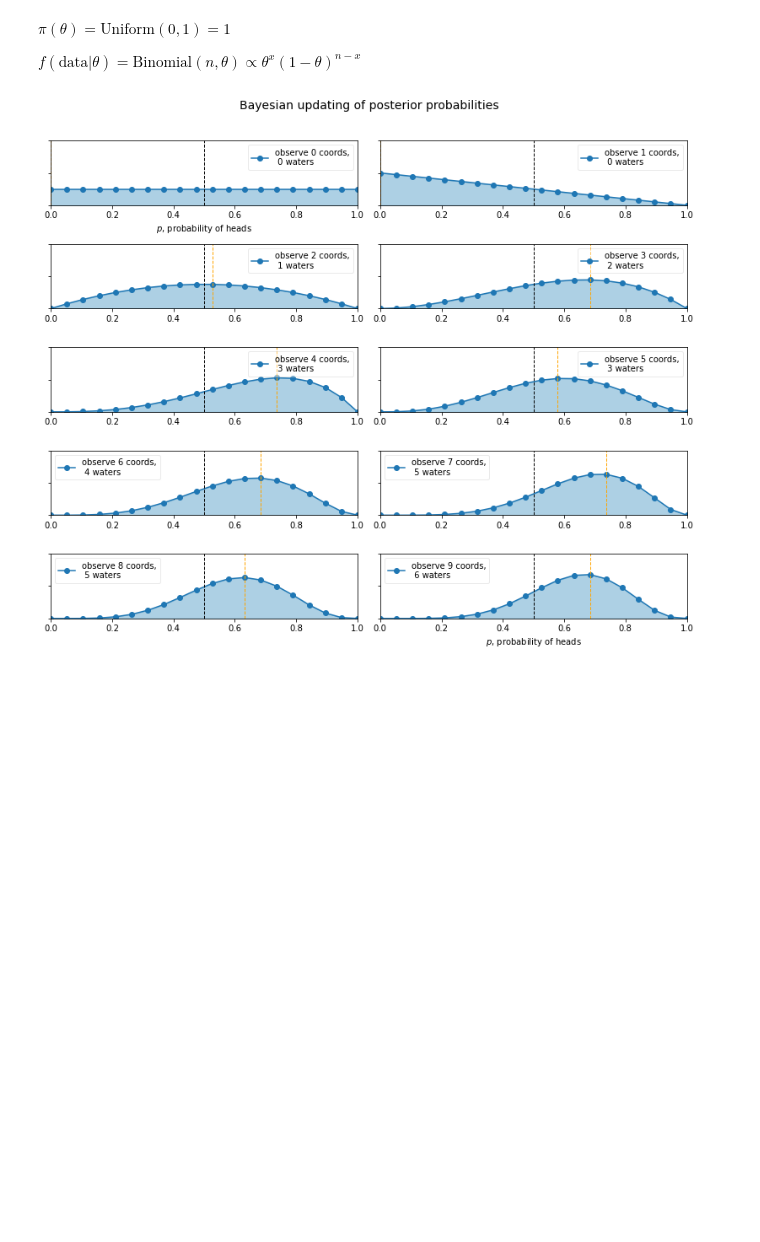
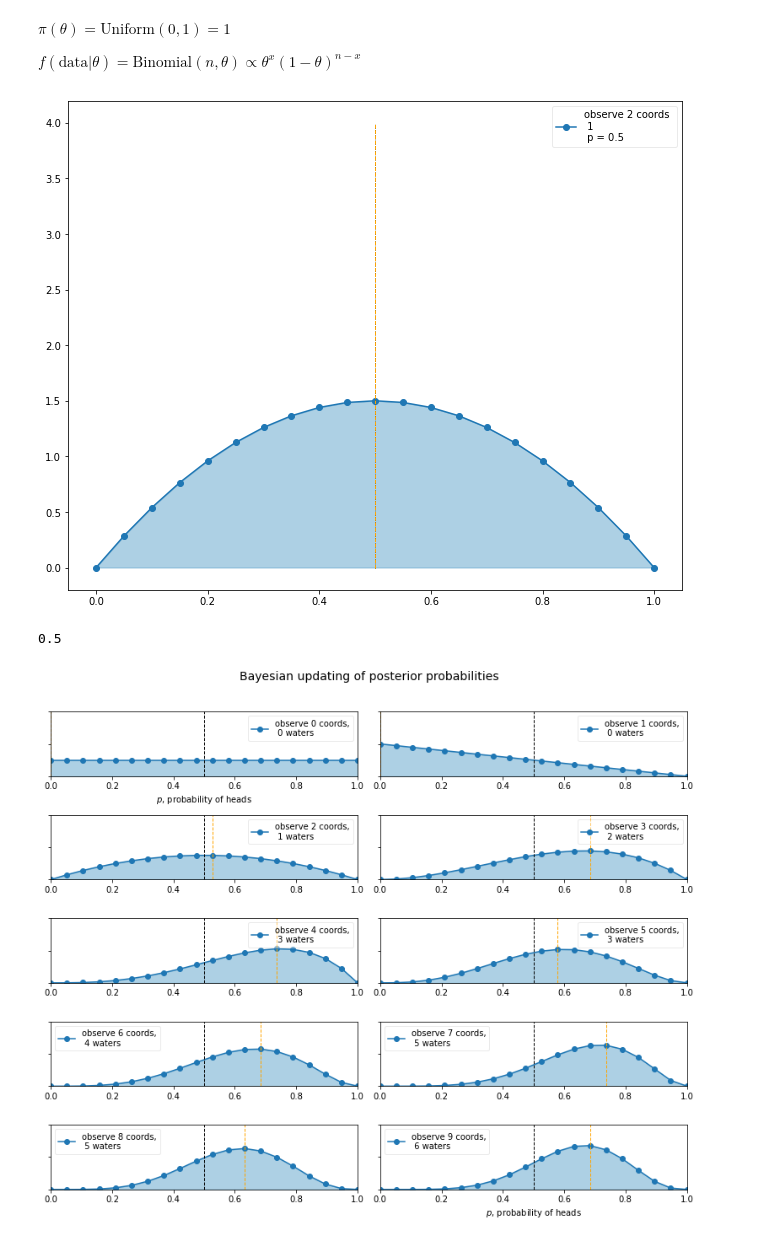
Before and after one commit to gabeztaylor/Bayes, a Jupyter notebook: 00_Intro.ipynb, the cells around one changed output. Cells and saved outputs as stored; diff of their text form; code cells hidden in the pictures; blank space fills up the shorter version.

Commit message:
edit grid globe plot

```diff
--- a/00_Intro.ipynb
+++ b/00_Intro.ipynb
@@ -8,4 +8,42 @@ $$\pi (\theta | \text{data}) \propto \pi(\theta) f(\text{data} | \theta)$$
 $\pi (\theta) = \text{Uniform}(0, 1) = 1$
 
 $f(\text{data} | \theta) = \text{Binomial}(n, \theta) \propto \theta^x(1- \theta)^{n - x}$
+# %%
+%matplotlib inline
+from IPython.core.pylabtools import figsize
+import numpy as np
+from matplotlib import pyplot as plt
+figsize(11, 9)
+
+import scipy.stats as stats
+
+dist = stats.beta
+
+# 0: Land | 1: Water
+data = np.array([0, 1])
+# data = stats.bernoulli.rvs(0.7, size=n_trials[-1])
+x = np.linspace(0, 1, 21)
+
+N = len(data)
+
+waters = data.sum()
+y = dist.pdf(x, 1 + waters, 1 + N - waters)
+post_p = x[np.argmax(y)]
+plt.plot(x, y, "o-", label=f"observe {N} coords \n {waters} \n p = {post_p}")
+plt.fill_between(x, 0, y, color="#348ABD", alpha=0.4)
+
+### Prior
+plt.vlines(0.5, 0, 4, color="k", linestyles="--", lw=1)
+
+### Posterior
+plt.vlines(post_p, 0, 4, color="orange", linestyles="--", lw=1)
+
+leg = plt.legend()
+leg.get_frame().set_alpha(0.4)
+# %% [output]
+[figure, added]
+# %%
+post_p
+# %% [output]
+0.5
 # %%
```
Also changed, not shown: parts of 1 cell of this notebook.
